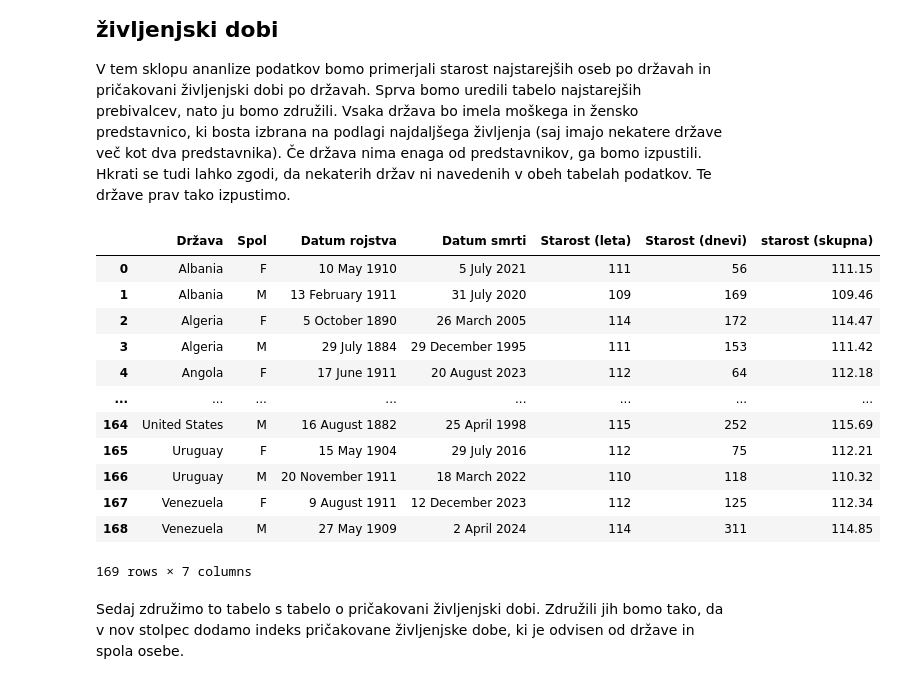
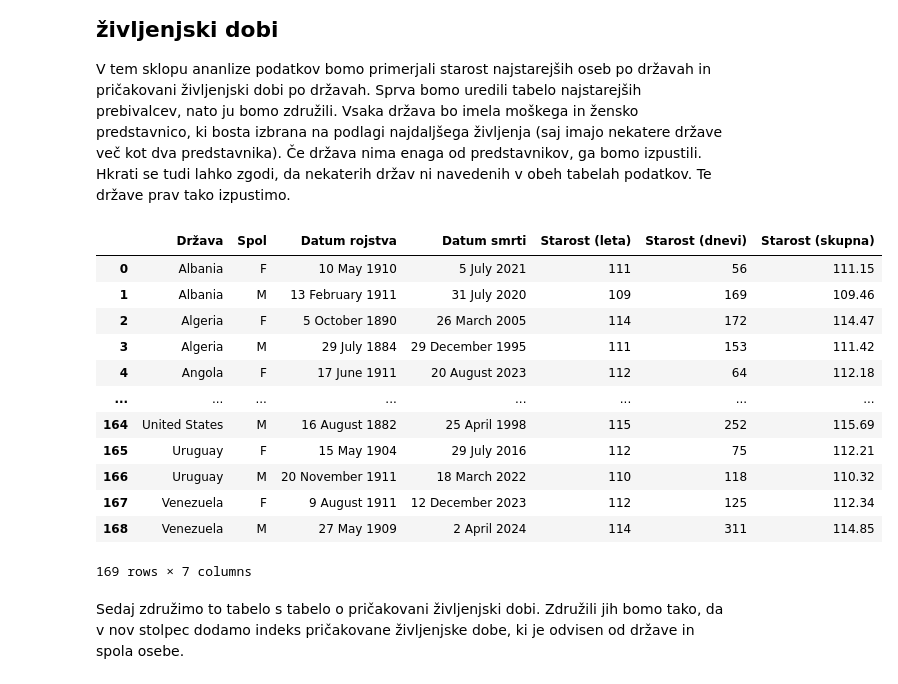
Before and after one commit to MAj-01/projektna_naloga_UVP, a Jupyter notebook: analiza_podatkov.ipynb, the cells around one changed output. Cells and saved outputs as stored; diff of their text form; code cells hidden in the pictures.

```diff
--- a/analiza_podatkov.ipynb
+++ b/analiza_podatkov.ipynb
@@ -26,28 +27,28 @@ kolicina_vode_po_drzavah = pd.read_csv("podatki/kolicina_vode_po_drzavah.csv", i
 V tem sklopu ananlize podatkov bomo primerjali starost najstarejših oseb po državah in pričakovani življenjski dobi po državah. Sprva bomo uredili tabelo najstarejših prebivalcev, nato ju bomo združili. Vsaka država bo imela moškega in žensko predstavnico, ki bosta izbrana na podlagi najdaljšega življenja (saj imajo nekatere države več kot dva predstavnika). Če država nima enaga od predstavnikov, ga bomo izpustili. Hkrati se tudi lahko zgodi, da nekaterih držav ni navedenih v obeh tabelah podatkov. Te države prav tako izpustimo.
 # %%
 # Najprej dodamo še en stolpec, predstavlja starost v decimalnem zapisu
-najstarejsi_prebivalci['starost (skupna)'] = najstarejsi_prebivalci['Starost (leta)'] + najstarejsi_prebivalci['Starost (dnevi)']/365
-najstarejsi_prebivalci['starost (skupna)'] = najstarejsi_prebivalci['starost (skupna)'].round(2)
+najstarejsi_prebivalci['Starost (skupna)'] = najstarejsi_prebivalci['Starost (leta)'] + najstarejsi_prebivalci['Starost (dnevi)']/365
+najstarejsi_prebivalci['Starost (skupna)'] = najstarejsi_prebivalci['Starost (skupna)'].round(2)
 # Razvrstimo po starosti (najprej leta padajoče, nato dnevi padajoče) znotraj države in spola
 najstarejsi_prebivalci_vrstni_red = najstarejsi_prebivalci.sort_values(by=['Država', 'Spol', 'Starost (leta)', 'Starost (dnevi)'], ascending=[True, True, False, False])
 
 # Za vsako kombinacijo države in spola vzamemo prvo vrstico (najstarejšo)
 najstarejsi_prebivalci_urejena = najstarejsi_prebivalci_vrstni_red.groupby(['Država', 'Spol']).first().reset_index()
 
 # Zdaj imamo za vsako državo in spol eno vrstico
 # Za vsako državo vzamemo največ dve vrstici (eno za vsak spol)
 # Najprej dodamo pomocni stolpec za razvrstitev znotraj države (po spolu, npr. F prvi, M drugi)
 najstarejsi_prebivalci_urejena['Spol_razvrstitev'] = najstarejsi_prebivalci_urejena['Spol'].apply(lambda x: 0 if x == 'F' else 1)
 najstarejsi_prebivalci_sortirana = najstarejsi_prebivalci_urejena.sort_values(by=['Država', 'Spol_razvrstitev'])
 
 # Zdaj za vsako državo vzamemo največ dve vrstici
 najstarejsi_prebivalci_sortirana.groupby('Država').head(2).reset_index(drop=True)
 
 # Odstranimo pomocni stolpec
 najstarejsi_prebivalci_sortirana = najstarejsi_prebivalci_sortirana.drop(columns=['Spol_razvrstitev'])
 najstarejsi_prebivalci_sortirana
 # %% [output]
-|  | Država | Spol | Datum rojstva | Datum smrti | Starost (leta) | Starost (dnevi) | starost (skupna) |
+|  | Država | Spol | Datum rojstva | Datum smrti | Starost (leta) | Starost (dnevi) | Starost (skupna) |
 | 0 | Albania | F | 10 May 1910 | 5 July 2021 | 111 | 56 | 111.15 |
 | 1 | Albania | M | 13 February 1911 | 31 July 2020 | 109 | 169 | 109.46 |
 | 2 | Algeria | F | 5 October 1890 | 26 March 2005 | 114 | 172 | 114.47 |
```
Also changed, not shown: parts of 6 cells of this notebook.
